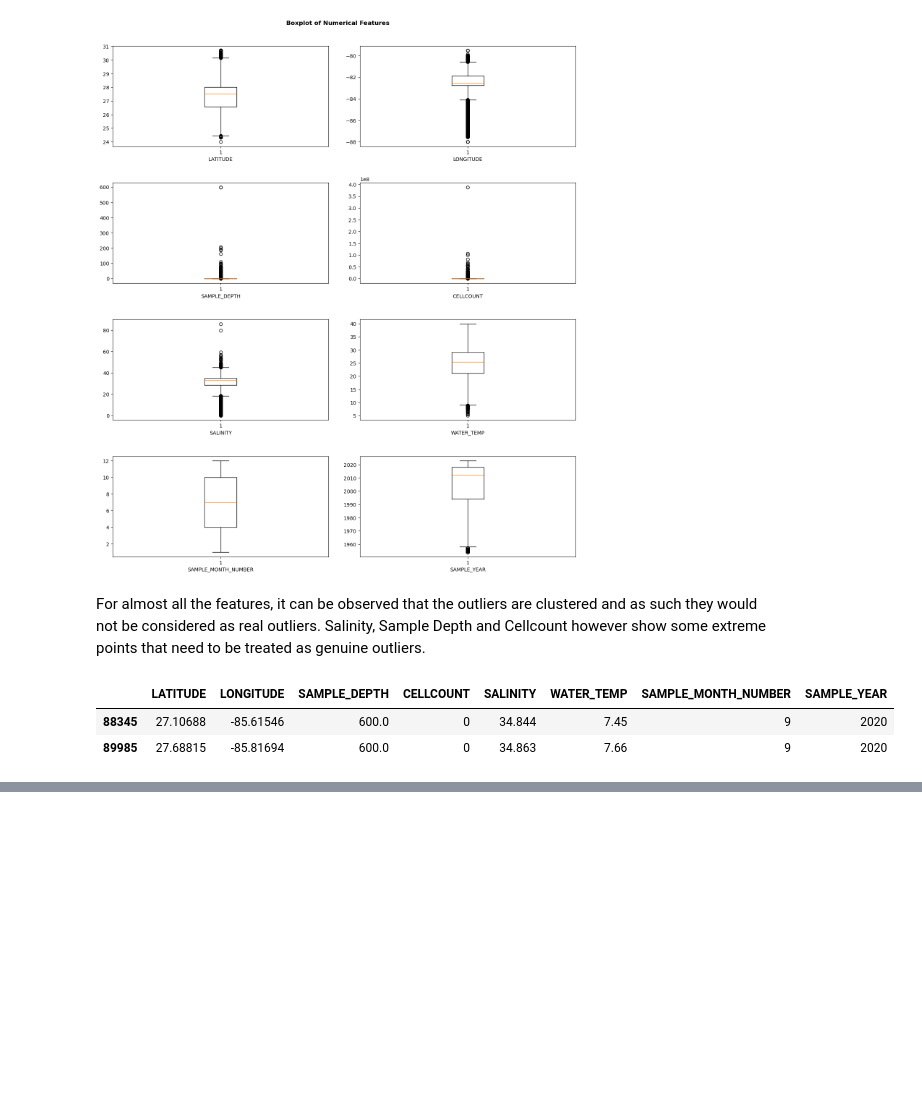
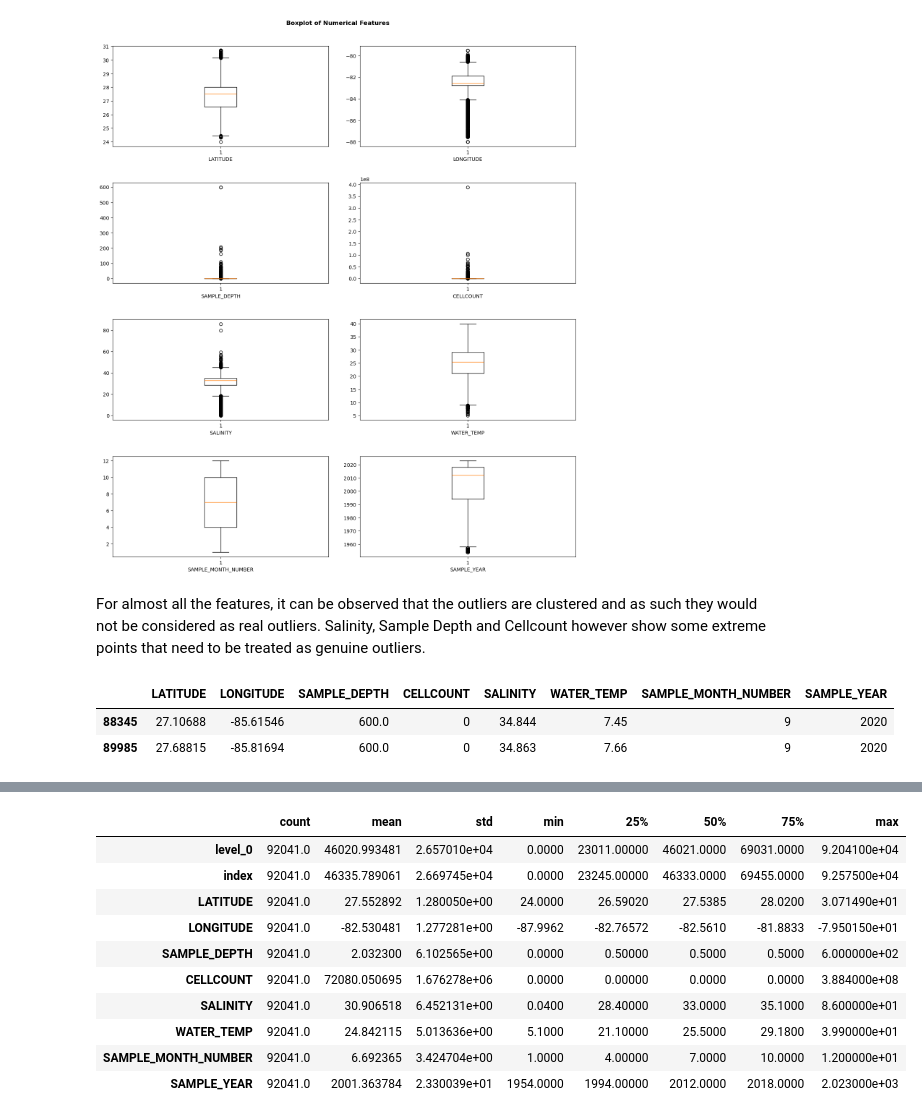
Before and after one commit to btokoli/Spotting-the-Unseen-Anomaly-Detection-in-Water-Quality-for-Early-Algal-Bloom-Warnings, a Jupyter notebook: analysis.ipynb, the cells around one changed output, grey strips where cells are left out. Cells and saved outputs as stored; diff of their text form; code cells hidden in the pictures; blank space fills up the shorter version.

```diff
--- a/analysis.ipynb
+++ b/analysis.ipynb
@@ -692,0 +711,14 @@ SD_outliers
+# %%
+numerical_df.describe().T
+# %% [output]
+|  | count | mean | std | min | 25% | 50% | 75% | max |
+| level_0 | 92041.0 | 46020.993481 | 2.657010e+04 | 0.0000 | 23011.00000 | 46021.0000 | 69031.0000 | 9.204100e+04 |
+| index | 92041.0 | 46335.789061 | 2.669745e+04 | 0.0000 | 23245.00000 | 46333.0000 | 69455.0000 | 9.257500e+04 |
+| LATITUDE | 92041.0 | 27.552892 | 1.280050e+00 | 24.0000 | 26.59020 | 27.5385 | 28.0200 | 3.071490e+01 |
+| LONGITUDE | 92041.0 | -82.530481 | 1.277281e+00 | -87.9962 | -82.76572 | -82.5610 | -81.8833 | -7.950150e+01 |
+| SAMPLE_DEPTH | 92041.0 | 2.032300 | 6.102565e+00 | 0.0000 | 0.50000 | 0.5000 | 0.5000 | 6.000000e+02 |
+| CELLCOUNT | 92041.0 | 72080.050695 | 1.676278e+06 | 0.0000 | 0.00000 | 0.0000 | 0.0000 | 3.884000e+08 |
+| SALINITY | 92041.0 | 30.906518 | 6.452131e+00 | 0.0400 | 28.40000 | 33.0000 | 35.1000 | 8.600000e+01 |
+| WATER_TEMP | 92041.0 | 24.842115 | 5.013636e+00 | 5.1000 | 21.10000 | 25.5000 | 29.1800 | 3.990000e+01 |
+| SAMPLE_MONTH_NUMBER | 92041.0 | 6.692365 | 3.424704e+00 | 1.0000 | 4.00000 | 7.0000 | 10.0000 | 1.200000e+01 |
+| SAMPLE_YEAR | 92041.0 | 2001.363784 | 2.330039e+01 | 1954.0000 | 1994.00000 | 2012.0000 | 2018.0000 | 2.023000e+03 |
```
Also changed, not shown: parts of 7 cells of this notebook.
